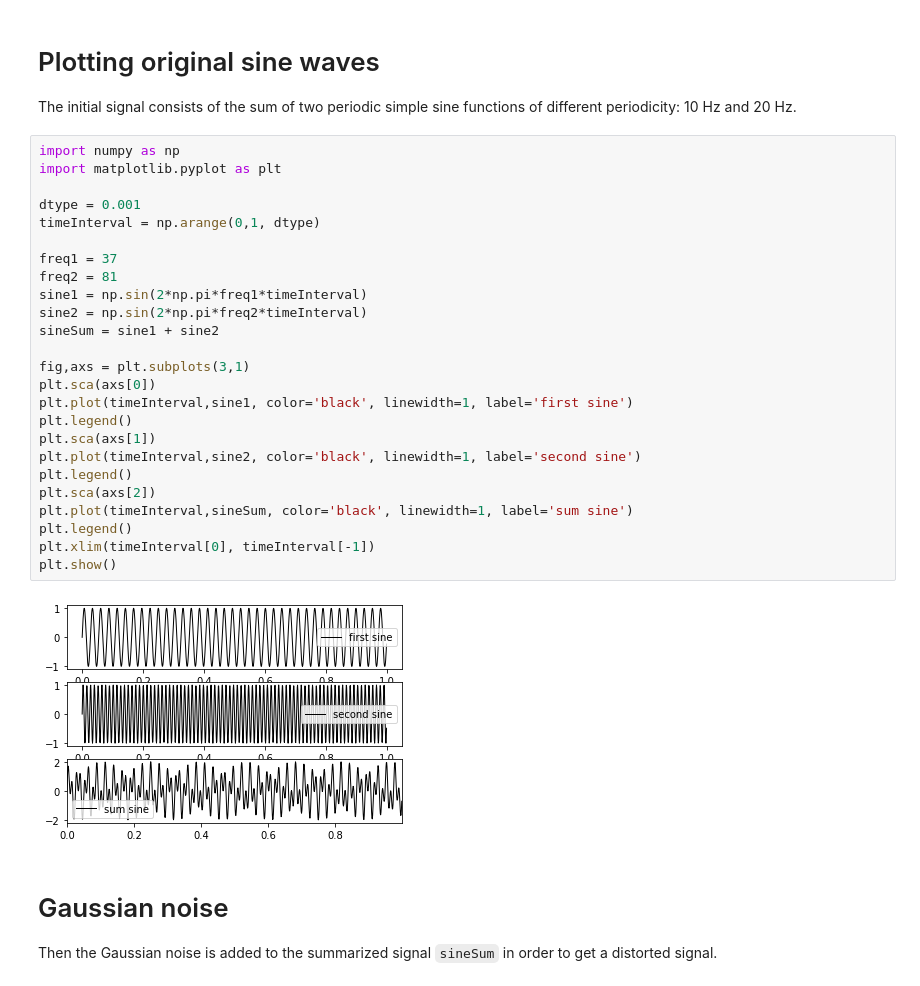
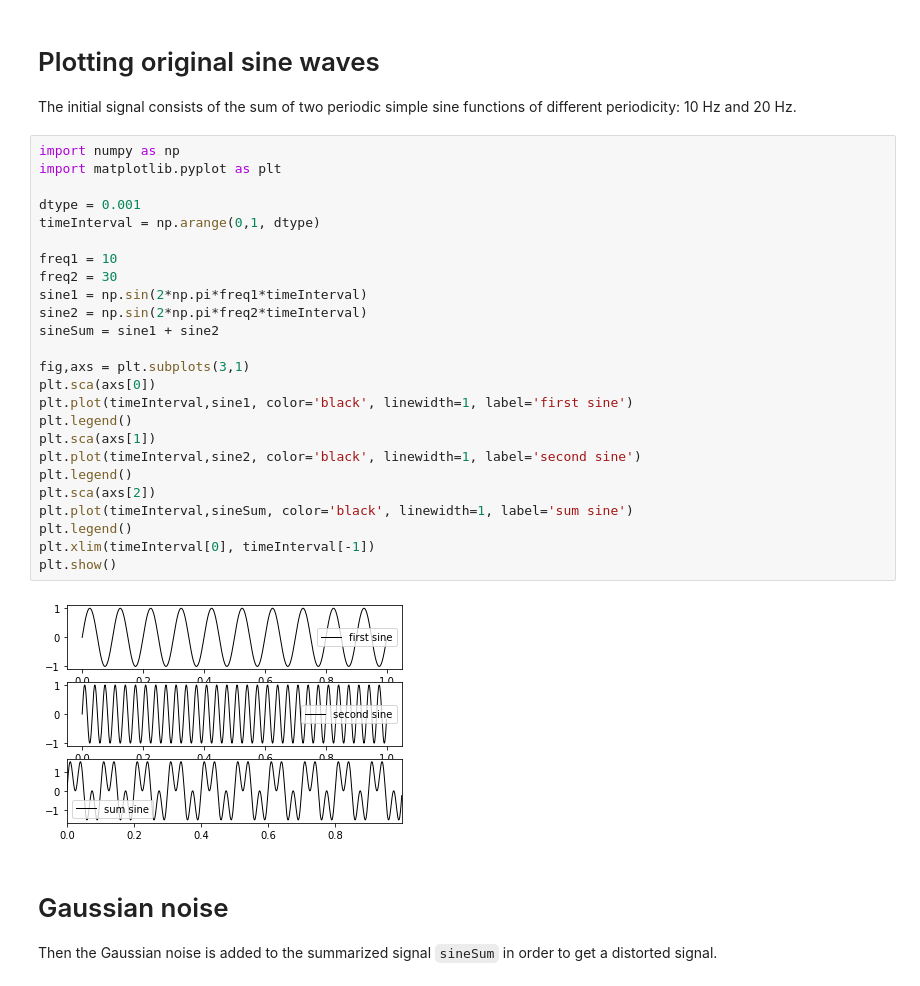
Before and after one commit to shandanjay/fft-python, a Jupyter notebook: notebooks/Fourier_Transform.ipynb, the cells around one changed output. Cells and saved outputs as stored; diff of their text form.

```diff
--- a/notebooks/Fourier_Transform.ipynb
+++ b/notebooks/Fourier_Transform.ipynb
@@ -26,30 +26,30 @@ different periodicity: 10 Hz and 20 Hz.
 # %%
 import numpy as np
 import matplotlib.pyplot as plt
 
 dtype = 0.001
 timeInterval = np.arange(0,1, dtype)
 
-freq1 = 37
-freq2 = 81
+freq1 = 10
+freq2 = 30
 sine1 = np.sin(2*np.pi*freq1*timeInterval)
 sine2 = np.sin(2*np.pi*freq2*timeInterval)
 sineSum = sine1 + sine2
 
 fig,axs = plt.subplots(3,1)
 plt.sca(axs[0])
 plt.plot(timeInterval,sine1, color='black', linewidth=1, label='first sine')
 plt.legend()
 plt.sca(axs[1])
 plt.plot(timeInterval,sine2, color='black', linewidth=1, label='second sine')
 plt.legend()
 plt.sca(axs[2])
 plt.plot(timeInterval,sineSum, color='black', linewidth=1, label='sum sine')
 plt.legend()
 plt.xlim(timeInterval[0], timeInterval[-1])
 plt.show()
 # %% [output]
-[figure, old version]
+[figure, new version]
 # %% [markdown]
 # Gaussian noise
 Then the Gaussian noise is added to the summarized signal `sineSum` in order to get a distorted signal.
```
Also changed, not shown: parts of 7 cells of this notebook.
